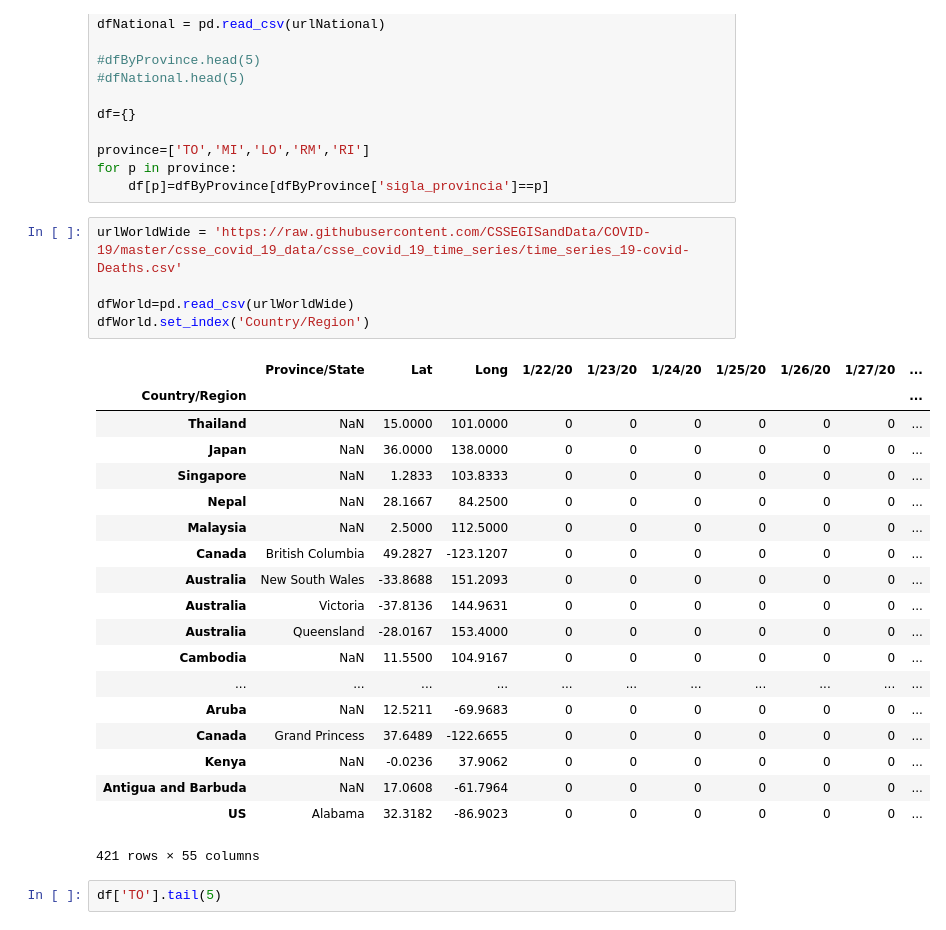
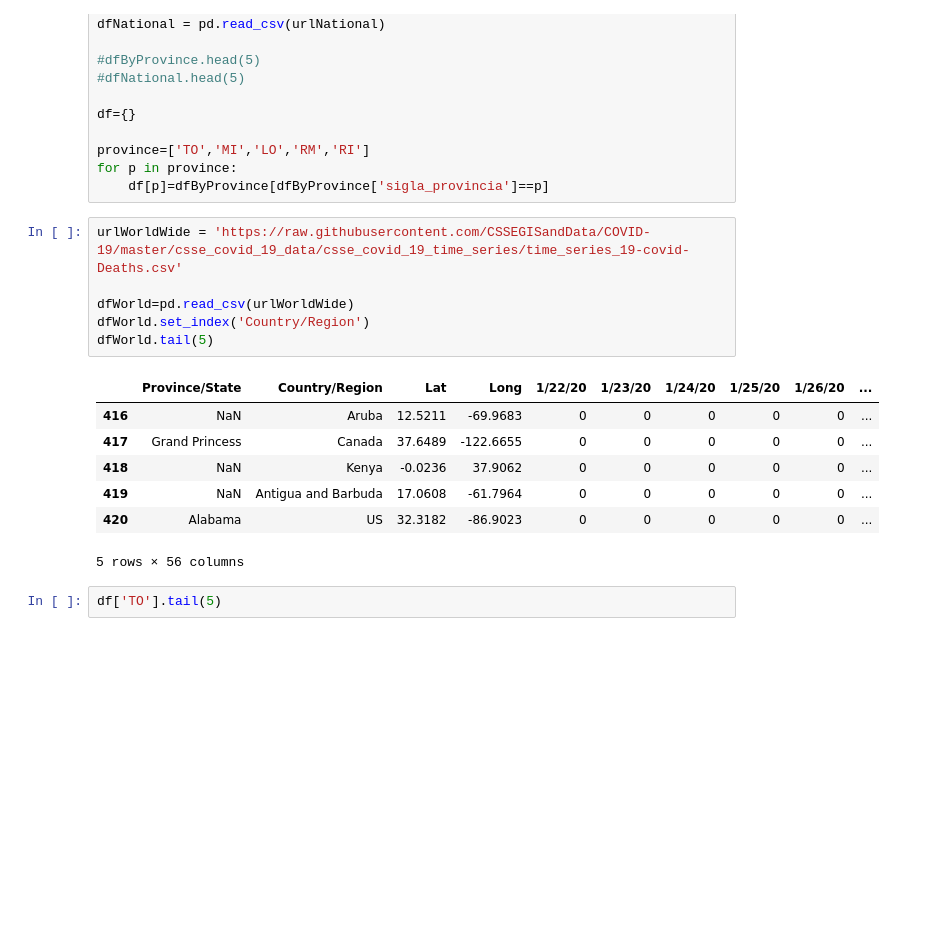
Before and after one commit to pmeridian/COVID19, a Jupyter notebook: Covid19.ipynb, the cells around one changed output. Drawn from its saved outputs; the diff is of its cells as text; blank space fills up the shorter version.

Commit message:
reduce dfWorld printout

```diff
--- a/Covid19.ipynb
+++ b/Covid19.ipynb
@@ -18,28 +18,17 @@ for p in province:
 # %%
 urlWorldWide = 'https://raw.githubusercontent.com/CSSEGISandData/COVID-19/master/csse_covid_19_data/csse_covid_19_time_series/time_series_19-covid-Deaths.csv'
 
 dfWorld=pd.read_csv(urlWorldWide)
 dfWorld.set_index('Country/Region')
+dfWorld.tail(5)
 # %% [output]
-|  | Province/State | Lat | Long | 1/22/20 | 1/23/20 | 1/24/20 | 1/25/20 | 1/26/20 | 1/27/20 | ... |
-| Country/Region |  |  |  |  |  |  |  |  |  | ... |
-| Thailand | NaN | 15.0000 | 101.0000 | 0 | 0 | 0 | 0 | 0 | 0 | ... |
-| Japan | NaN | 36.0000 | 138.0000 | 0 | 0 | 0 | 0 | 0 | 0 | ... |
-| Singapore | NaN | 1.2833 | 103.8333 | 0 | 0 | 0 | 0 | 0 | 0 | ... |
-| Nepal | NaN | 28.1667 | 84.2500 | 0 | 0 | 0 | 0 | 0 | 0 | ... |
-| Malaysia | NaN | 2.5000 | 112.5000 | 0 | 0 | 0 | 0 | 0 | 0 | ... |
-| Canada | British Columbia | 49.2827 | -123.1207 | 0 | 0 | 0 | 0 | 0 | 0 | ... |
-| Australia | New South Wales | -33.8688 | 151.2093 | 0 | 0 | 0 | 0 | 0 | 0 | ... |
-| Australia | Victoria | -37.8136 | 144.9631 | 0 | 0 | 0 | 0 | 0 | 0 | ... |
-| Australia | Queensland | -28.0167 | 153.4000 | 0 | 0 | 0 | 0 | 0 | 0 | ... |
-| Cambodia | NaN | 11.5500 | 104.9167 | 0 | 0 | 0 | 0 | 0 | 0 | ... |
-| ... | ... | ... | ... | ... | ... | ... | ... | ... | ... | ... |
-| Aruba | NaN | 12.5211 | -69.9683 | 0 | 0 | 0 | 0 | 0 | 0 | ... |
-| Canada | Grand Princess | 37.6489 | -122.6655 | 0 | 0 | 0 | 0 | 0 | 0 | ... |
-| Kenya | NaN | -0.0236 | 37.9062 | 0 | 0 | 0 | 0 | 0 | 0 | ... |
-| Antigua and Barbuda | NaN | 17.0608 | -61.7964 | 0 | 0 | 0 | 0 | 0 | 0 | ... |
-| US | Alabama | 32.3182 | -86.9023 | 0 | 0 | 0 | 0 | 0 | 0 | ... |
+|  | Province/State | Country/Region | Lat | Long | 1/22/20 | 1/23/20 | 1/24/20 | 1/25/20 | 1/26/20 | ... |
+| 416 | NaN | Aruba | 12.5211 | -69.9683 | 0 | 0 | 0 | 0 | 0 | ... |
+| 417 | Grand Princess | Canada | 37.6489 | -122.6655 | 0 | 0 | 0 | 0 | 0 | ... |
+| 418 | NaN | Kenya | -0.0236 | 37.9062 | 0 | 0 | 0 | 0 | 0 | ... |
+| 419 | NaN | Antigua and Barbuda | 17.0608 | -61.7964 | 0 | 0 | 0 | 0 | 0 | ... |
+| 420 | Alabama | US | 32.3182 | -86.9023 | 0 | 0 | 0 | 0 | 0 | ... |
-421 rows × 55 columns
+5 rows × 56 columns
 # %%
 df['TO'].tail(5)
 # %% [output]
```
Also changed, not shown: parts of 1 cell of this notebook.
